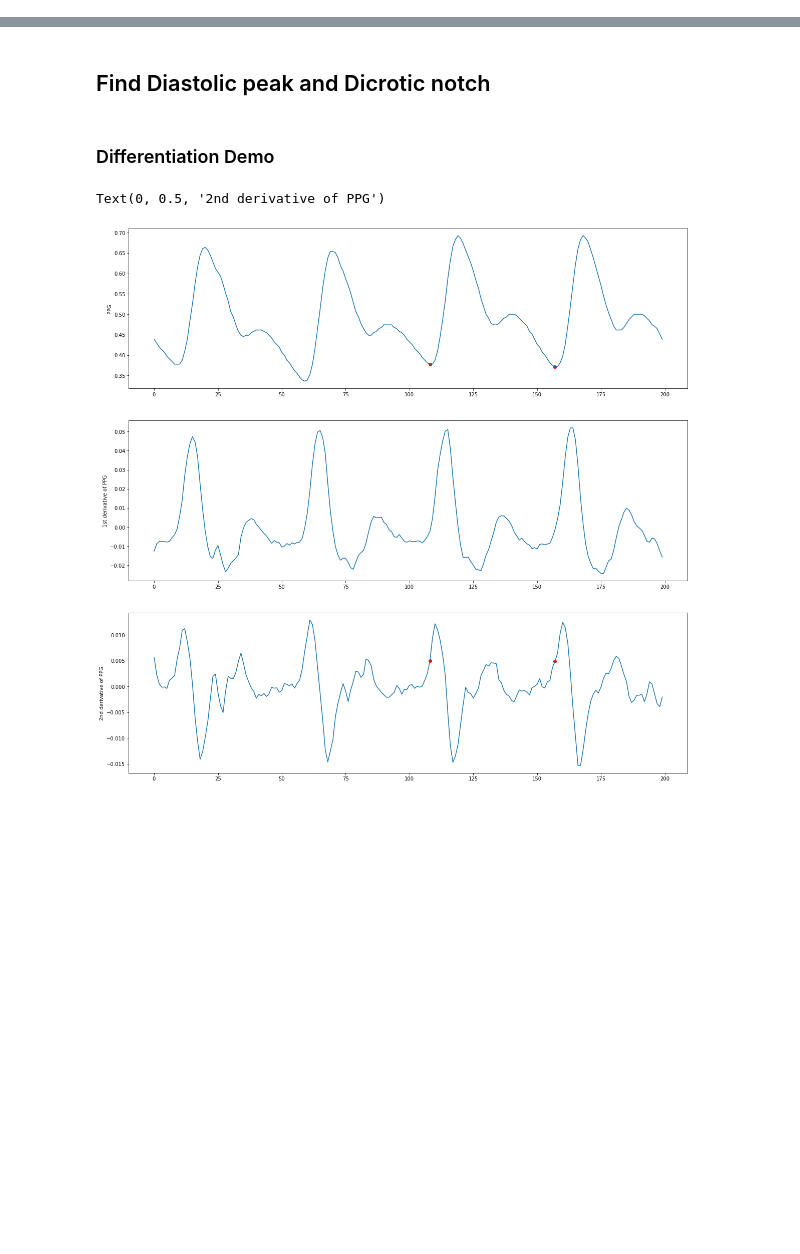
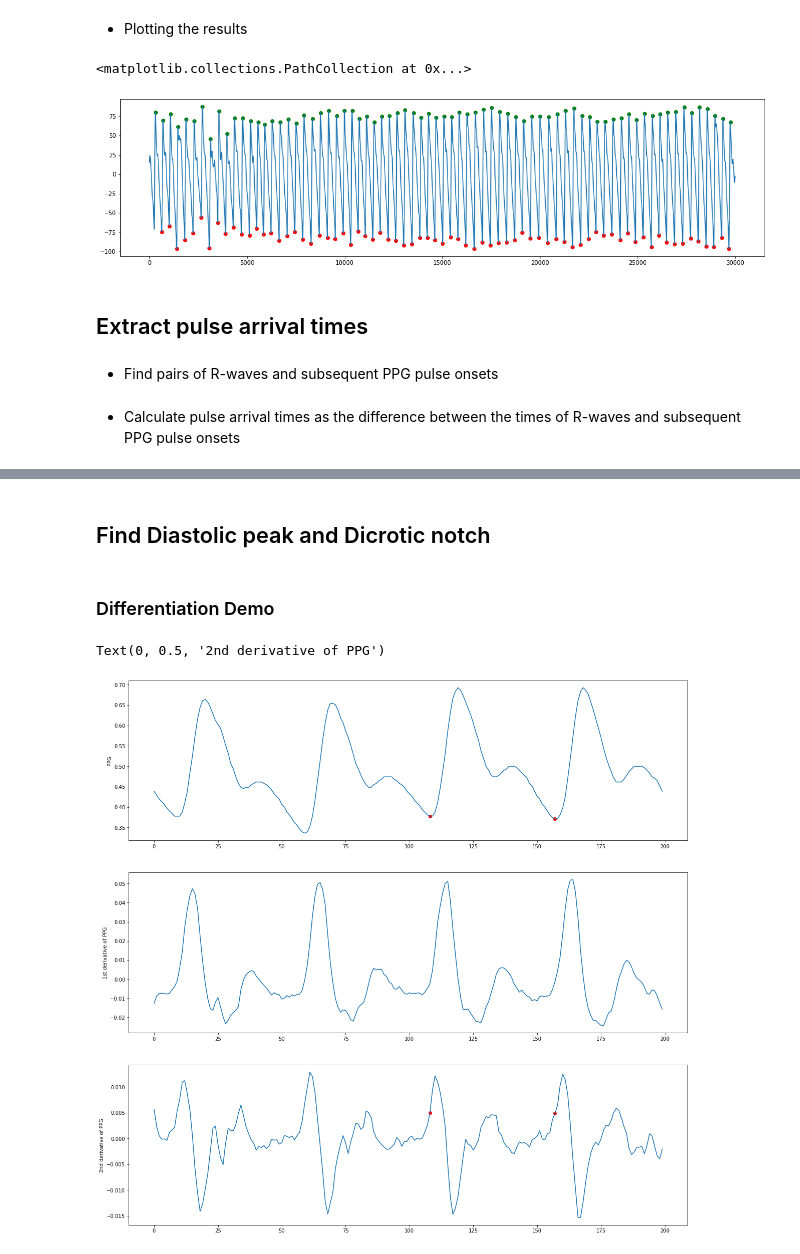
Before and after one commit to peterhcharlton/bsp-book, a Jupyter notebook: content/case-studies/vasc-age-example.ipynb, the cells around one changed output, grey strips where cells are left out. Cells and saved outputs as stored; diff of their text form; code cells hidden in the pictures; blank space fills up the shorter version.

```diff
--- a/content/case-studies/vasc-age-example.ipynb
+++ b/content/case-studies/vasc-age-example.ipynb
@@ -119,0 +317,18 @@ plt.scatter(onsets, heights_onsets, marker='o', color='red')
+# %%
+ppg_timings = get_ppg_onsets(ppg,ppg_peaks,fs)
+# %% [markdown]
+- Plotting the results
+# %%
+plt.figure(figsize=(20,5))
+plt.plot(ppg)
+heights_peaks = ppg[ppg_peaks]
+heights_onsets = ppg[ppg_timings]
+plt.scatter(ppg_peaks, heights_peaks, marker='o', color='green')
+plt.scatter(ppg_timings, heights_onsets, marker='o', color='red')
+# %% [output]
+<matplotlib.collections.PathCollection at 0x...>
+[figure, added]
+# %% [markdown]
+## Extract pulse arrival times
+# %% [markdown]
+- Find pairs of R-waves and subsequent PPG pulse onsets
@@ -119,0 +340,2 @@ plt.scatter(onsets, heights_onsets, marker='o', color='red')
+# %% [markdown]
+- Calculate pulse arrival times as the difference between the times of R-waves and subsequent PPG pulse onsets
```
Also changed, not shown: parts of 87 cells of this notebook, 8 other files.
